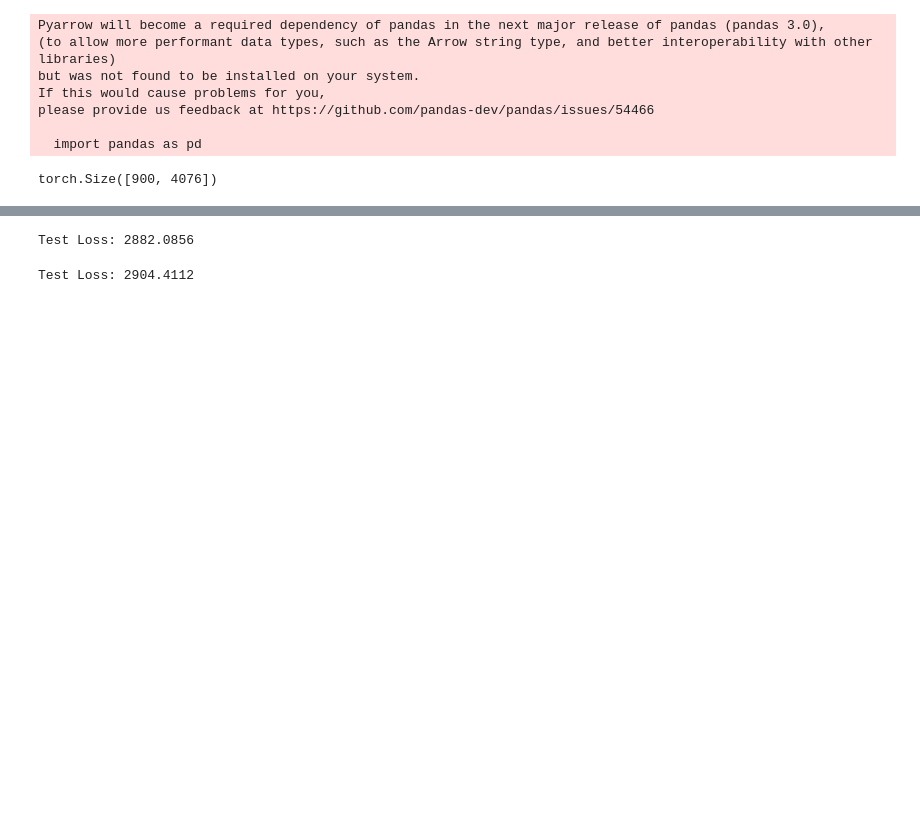
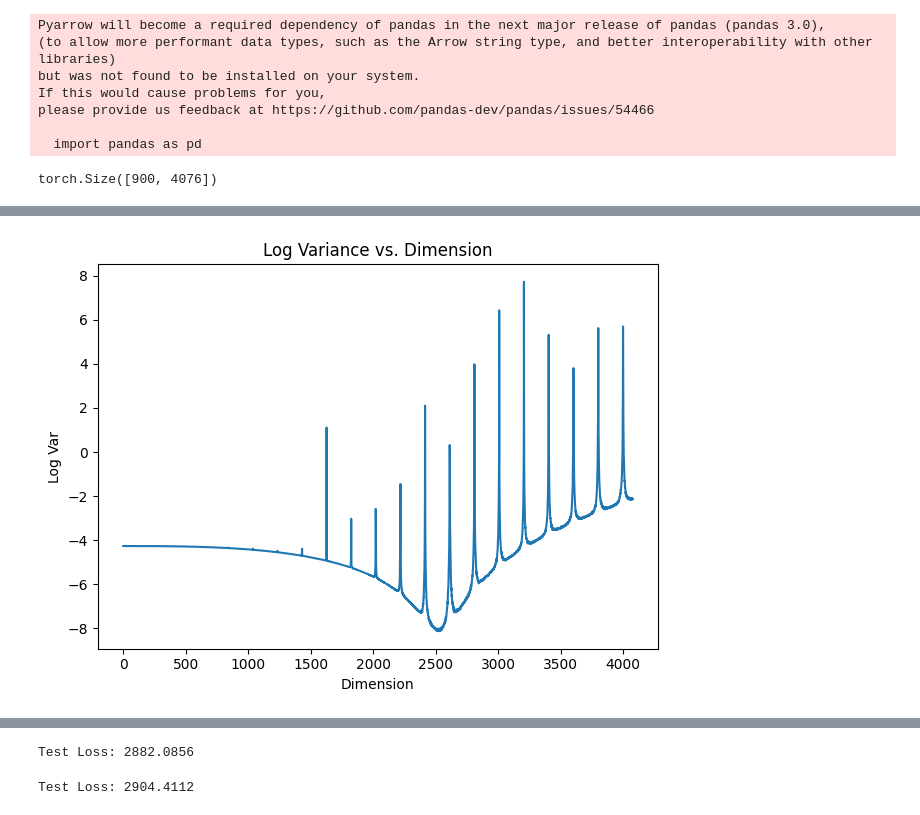
Before and after one commit to abbystokes/SBI_SGWB_DSMMA, a Jupyter notebook: Abby/VAE.ipynb, the cells around one changed output, grey strips where cells are left out. Saved outputs shown, nothing was run; the diff lists cells and outputs as text; code cells hidden in the pictures; blank space fills up the shorter version.

```diff
--- a/Abby/VAE.ipynb
+++ b/Abby/VAE.ipynb
@@ -312,0 +328,13 @@ plt.plot(sig_train, c="r")
+# %%
+
+# Create the plot
+plt.plot(np.log(sig_train), label='Smoothed Variance')
+
+plt.ylabel("Log Var")
+plt.xlabel("Dimension")
+plt.title("Log Variance vs. Dimension")
+plt.tight_layout()
+
+plt.show()
+# %% [output]
+[figure, added]
```
Also changed, not shown: parts of 13 cells of this notebook.
